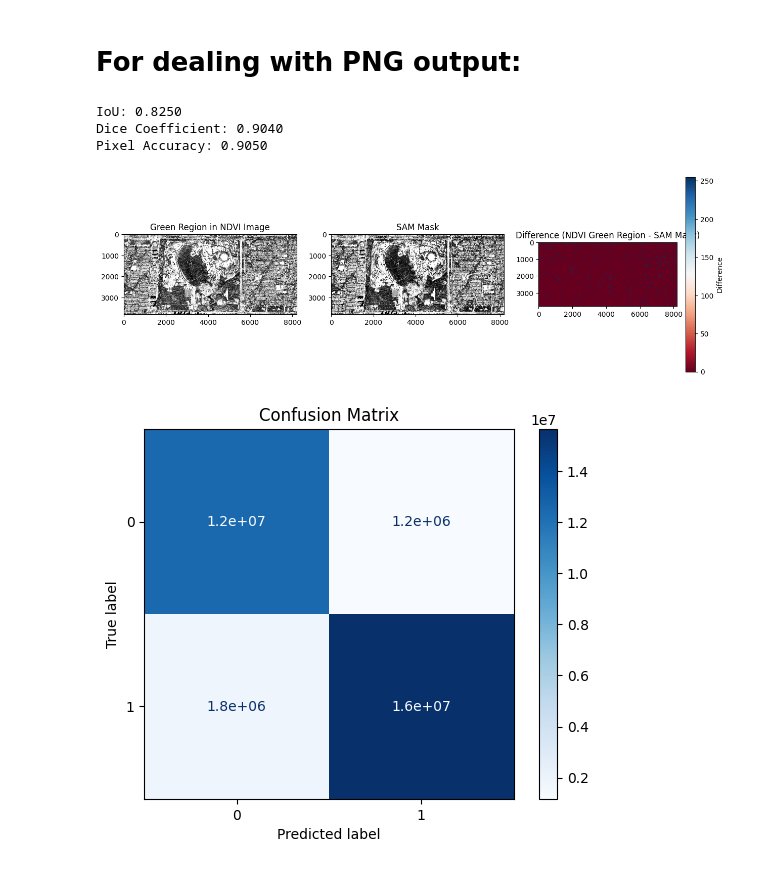
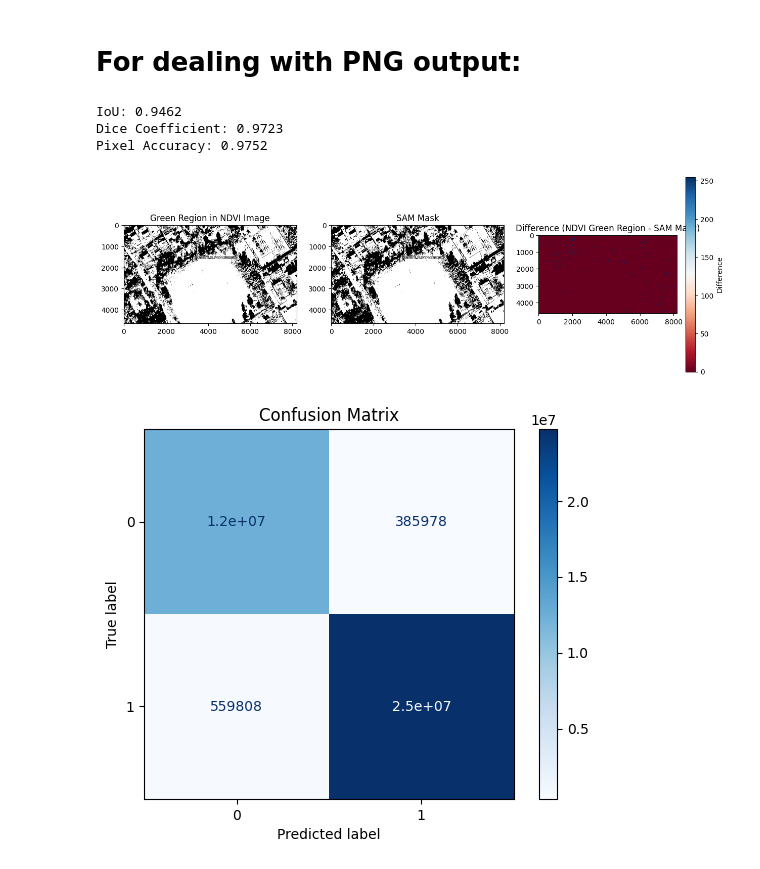
Before and after one commit to Faareh-Ahmed/Segment-Green-Spaces, a Jupyter notebook: Evaluation_Metrics.ipynb, the cells around one changed output. Saved outputs shown, nothing was run; the diff lists cells and outputs as text; code cells hidden in the pictures.

```diff
--- a/Evaluation_Metrics.ipynb
+++ b/Evaluation_Metrics.ipynb
@@ -229,8 +229,8 @@ def plot_confusion_matrix(y_pred, y_true):
     plt.show()
 
 # Paths to images
-ndvi_path = '/content/sample_data/1213.jpg'
-sam_mask_path = '/content/sample_data/1213_Mask_hieraLarge.png'
+ndvi_path = '/content/sample_data/isl_1.jpg'
+sam_mask_path = '/content/sample_data/isl_1_hiera_large.png'
 
 # Load and process images
 # Extract green regions from NDVI image instead of simple binarization
@@ -244,35 +244,35 @@ if ndvi_image.shape != sam_mask.shape:
     ndvi_image = resize_image(ndvi_image, sam_mask.shape)
 
 # Compute metrics
 iou = compute_iou(sam_mask, ndvi_image)
 dice = compute_dice(sam_mask, ndvi_image)
 pixel_accuracy = compute_pixel_accuracy(sam_mask, ndvi_image)
 
 # Print results
 print(f"IoU: {iou:.4f}")
 print(f"Dice Coefficient: {dice:.4f}")
 print(f"Pixel Accuracy: {pixel_accuracy:.4f}")
 
 # Visualize images and differences
 plt.figure(figsize=(15, 5))
 plt.subplot(1, 3, 1)
 plt.title("Green Region in NDVI Image")
 plt.imshow(ndvi_image, cmap='gray')
 plt.subplot(1, 3, 2)
 plt.title("SAM Mask")
 plt.imshow(sam_mask, cmap='gray')
 plt.subplot(1, 3, 3)
 difference = ndvi_image - sam_mask
 plt.title("Difference (NDVI Green Region - SAM Mask)")
 plt.imshow(difference, cmap='RdBu', interpolation='none')
 plt.colorbar(label='Difference')
 plt.show()
 
 # Confusion matrix
 plot_confusion_matrix(sam_mask, ndvi_image)
 # %% [output]
-IoU: 0.8250
-Dice Coefficient: 0.9040
-Pixel Accuracy: 0.9050
+IoU: 0.9462
+Dice Coefficient: 0.9723
+Pixel Accuracy: 0.9752
-[figure, old version]
+[figure, new version]
-[figure, old version]
+[figure, new version]
```
Also changed, not shown: parts of 9 cells of this notebook.
